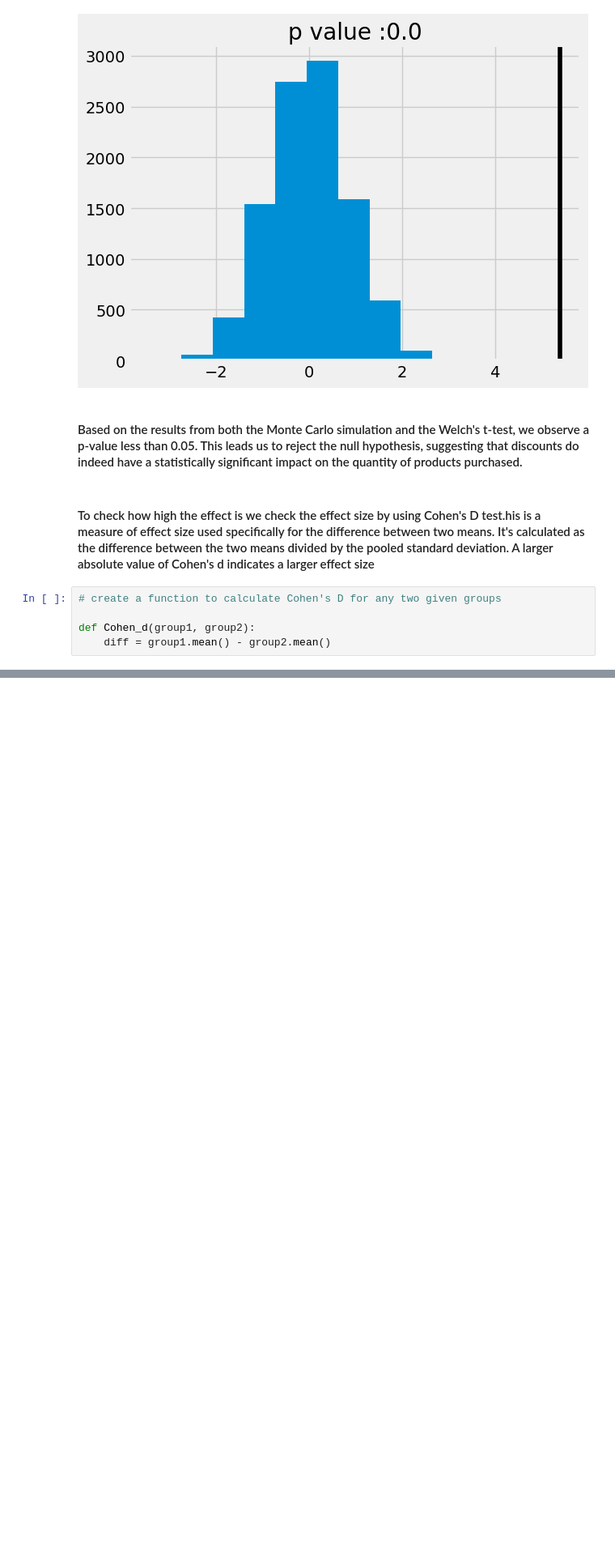
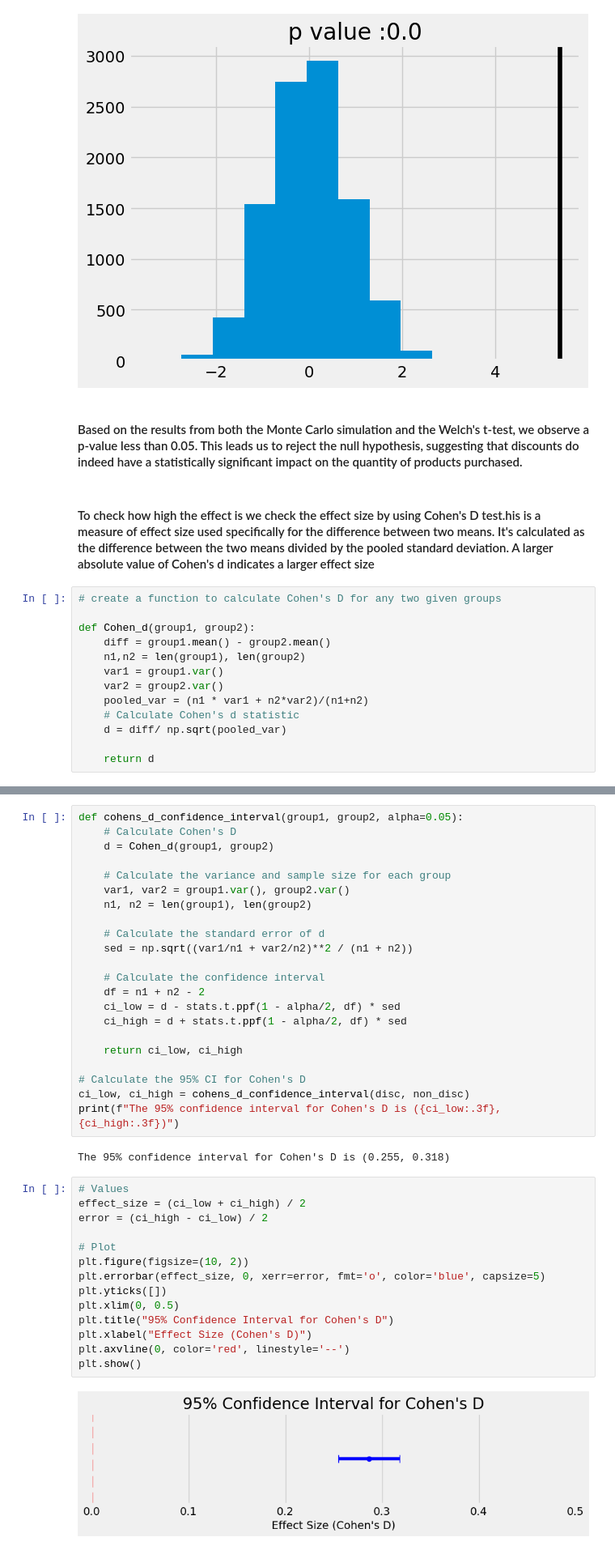
Before and after one commit to nani2357/Statistical-Analysis-on-Northwind-Sample-Database, a Jupyter notebook: Notebooks/hypothesis_testing.ipynb, the cells around one changed output, grey strips where cells are left out. Shown: that part at 81% size. Saved outputs shown, nothing was run; the diff lists cells and outputs as text; blank space fills up the shorter version.

```diff
--- a/Notebooks/hypothesis_testing.ipynb
+++ b/Notebooks/hypothesis_testing.ipynb
@@ -625,3 +625,11 @@ plt.show()
 
 def Cohen_d(group1, group2):
     diff = group1.mean() - group2.mean()
+    n1,n2 = len(group1), len(group2)
+    var1 = group1.var()
+    var2 = group2.var()
+    pooled_var = (n1 * var1 + n2*var2)/(n1+n2)
+    # Calculate Cohen's d statistic
+    d = diff/ np.sqrt(pooled_var)
+
+    return d
@@ -627,0 +640,40 @@ def Cohen_d(group1, group2):
+# %%
+def cohens_d_confidence_interval(group1, group2, alpha=0.05):
+    # Calculate Cohen's D
+    d = Cohen_d(group1, group2)
+
+    # Calculate the variance and sample size for each group
+    var1, var2 = group1.var(), group2.var()
+    n1, n2 = len(group1), len(group2)
+
+    # Calculate the standard error of d
+    sed = np.sqrt((var1/n1 + var2/n2)**2 / (n1 + n2))
+
+    # Calculate the confidence interval
+    df = n1 + n2 - 2
+    ci_low = d - stats.t.ppf(1 - alpha/2, df) * sed
+    ci_high = d + stats.t.ppf(1 - alpha/2, df) * sed
+
+    return ci_low, ci_high
+
+# Calculate the 95% CI for Cohen's D
+ci_low, ci_high = cohens_d_confidence_interval(disc, non_disc)
+print(f"The 95% confidence interval for Cohen's D is ({ci_low:.3f}, {ci_high:.3f})")
+# %% [output]
+The 95% confidence interval for Cohen's D is (0.255, 0.318)
+# %%
+# Values
+effect_size = (ci_low + ci_high) / 2
+error = (ci_high - ci_low) / 2
+
+# Plot
+plt.figure(figsize=(10, 2))
+plt.errorbar(effect_size, 0, xerr=error, fmt='o', color='blue', capsize=5)
+plt.yticks([])
+plt.xlim(0, 0.5)
+plt.title("95% Confidence Interval for Cohen's D")
+plt.xlabel("Effect Size (Cohen's D)")
+plt.axvline(0, color='red', linestyle='--')
+plt.show()
+# %% [output]
+[figure, added]
```
Also changed, not shown: parts of 4 cells of this notebook.
